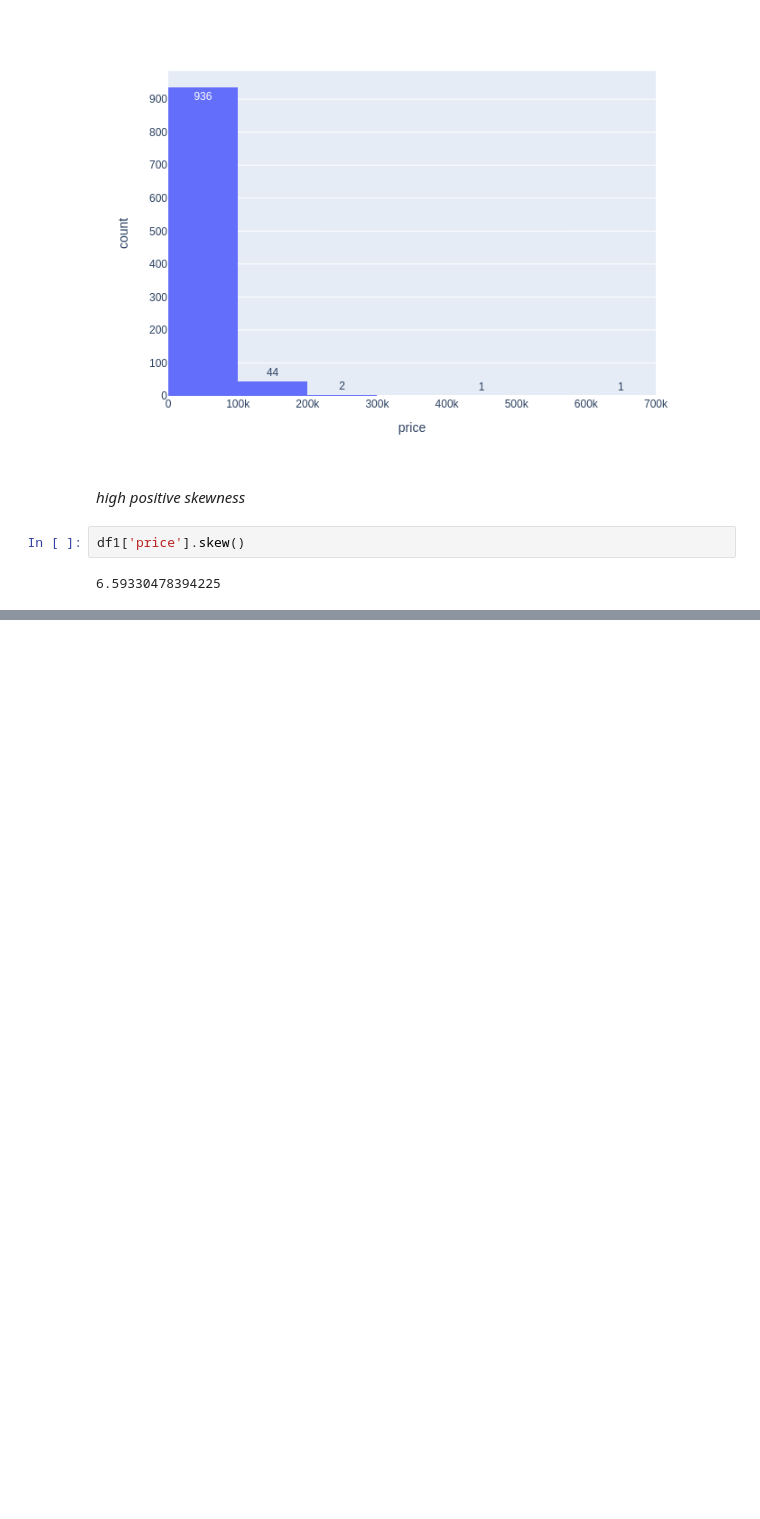
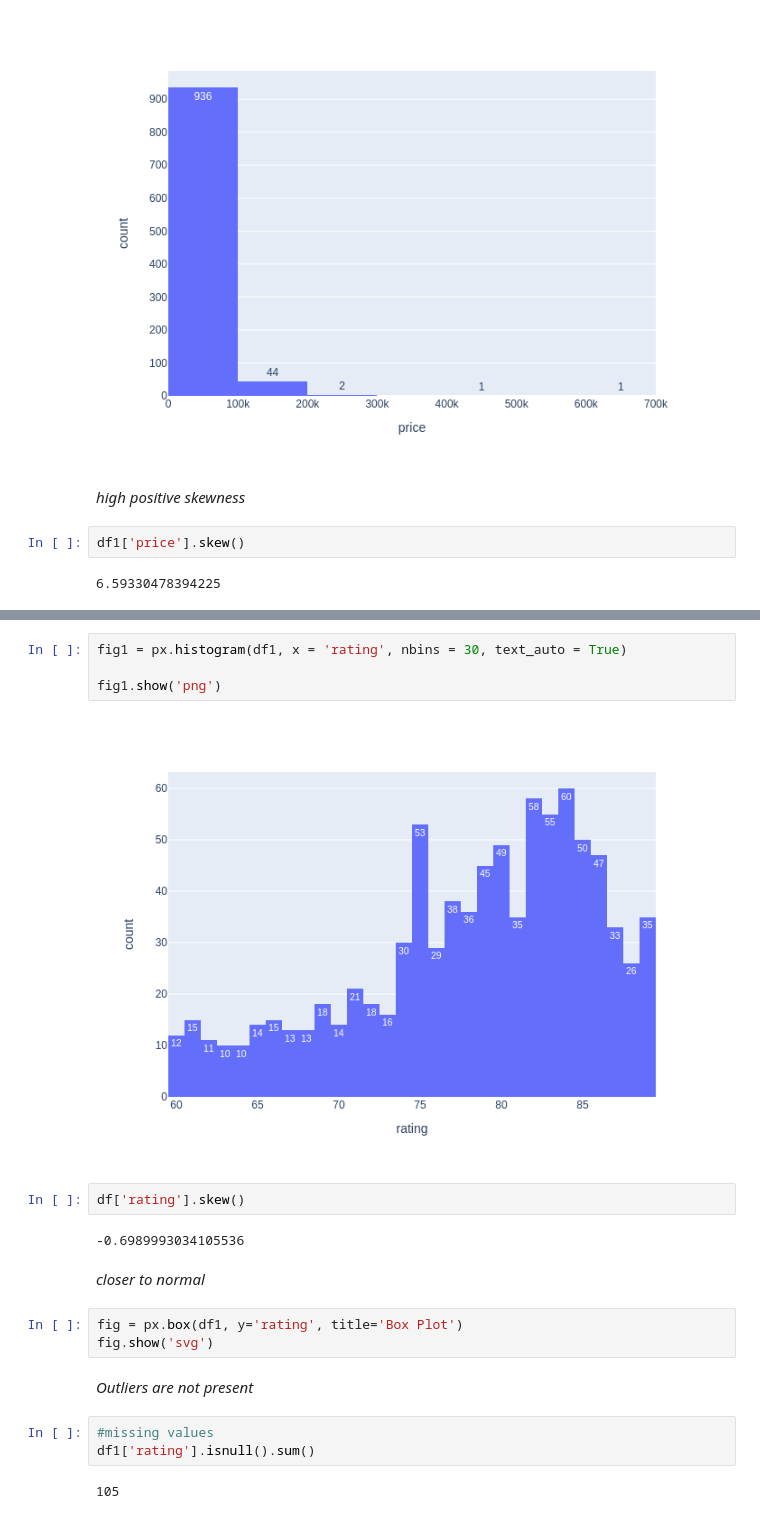
Before and after one commit to NityaVerma19/Data-Cleaning-Smartphone-Dataset, a Jupyter notebook: data-cleaning.ipynb, the cells around one changed output, grey strips where cells are left out. Saved outputs shown, nothing was run; the diff lists cells and outputs as text; blank space fills up the shorter version.

```diff
--- a/data-cleaning.ipynb
+++ b/data-cleaning.ipynb
@@ -984,0 +1022,22 @@ fig2.show("png")
+# %%
+fig1 = px.histogram(df1, x = 'rating', nbins = 30, text_auto = True)
+
+fig1.show('png')
+# %% [output]
+[figure, added]
+# %%
+df['rating'].skew()
+# %% [output]
+-0.6989993034105536
+# %% [markdown]
+*closer to normal*
+# %%
+fig = px.box(df1, y='rating', title='Box Plot')
+fig.show('svg')
+# %% [markdown]
+*Outliers are not present*
+# %%
+#missing values
+df1['rating'].isnull().sum()
+# %% [output]
+105
```
Also changed, not shown: parts of 12 cells of this notebook.
